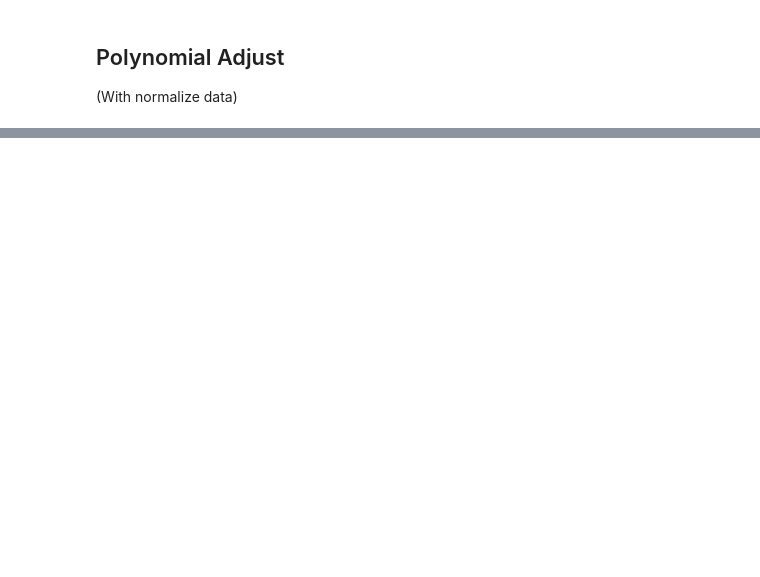
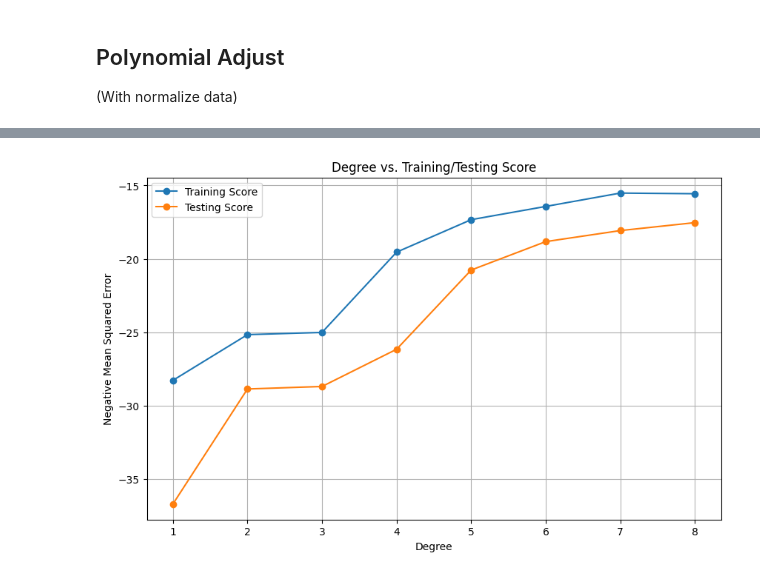
Before and after one commit to 0sc4rL0pez/elecciones2023-arg, a Jupyter notebook: Elecciones + IA/modeling/polynomial_surveys/plotting.ipynb, the cells around one changed output, grey strips where cells are left out. Drawn from its saved outputs; the diff is of its cells as text; code cells hidden in the pictures; blank space fills up the shorter version.

```diff
--- a/Elecciones + IA/modeling/polynomial_surveys/plotting.ipynb
+++ b/Elecciones + IA/modeling/polynomial_surveys/plotting.ipynb
@@ -63,0 +93,4 @@ MSE on testing set: 20.761553264922796
+# %%
+trainModel(primera_vuelta_clean_grouped,parties_primera_vuelta[2],degrees_candidates)
+# %% [output]
+[figure, added]
```
Also changed, not shown: parts of 21 cells of this notebook, 8 other files.
